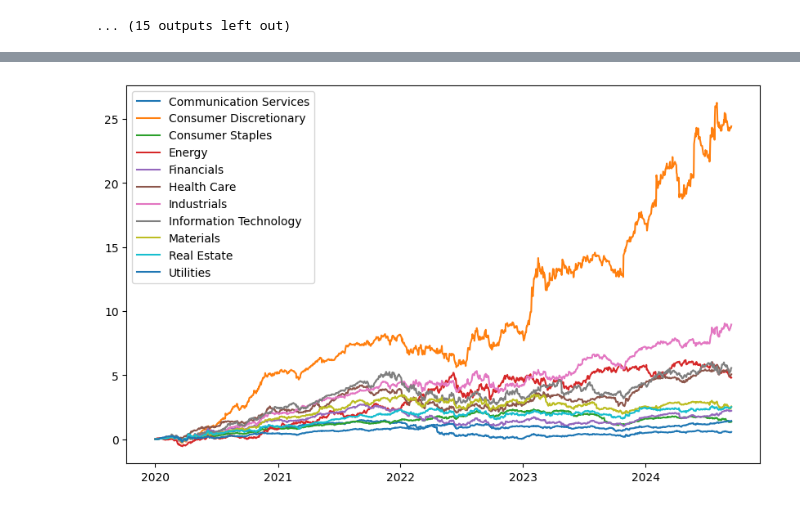
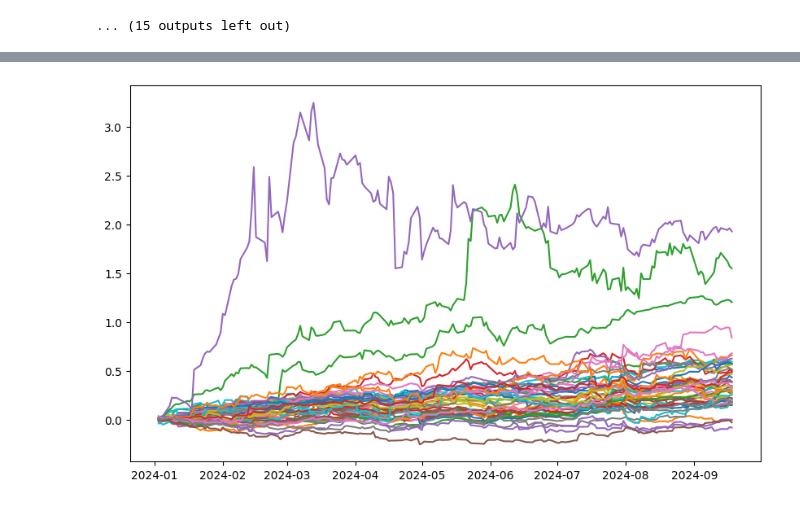
Before and after one commit to chung-ejy/sapling, a Jupyter notebook: multiasset_financial_machine_active_analysis.ipynb, the cells around one changed output, grey strips where cells are left out. Cells and saved outputs as stored; diff of their text form; code cells hidden in the pictures.

```diff
--- a/multiasset_financial_machine_active_analysis.ipynb
+++ b/multiasset_financial_machine_active_analysis.ipynb
@@ -158,14 +132,14 @@ for ticker in tqdm(sp500["ticker"].unique()):
         price = price.merge(sim[["year","quarter","ticker","prediction"]],on=["year","quarter","ticker"],how="left")
         price = price.merge(spy[["date","spy"]],on="date",how="left")
         price = price.merge(market_yield[["date","rf"]],on="date",how="left")
-        price = price.merge(sp500[["ticker","GICS Sector"]],on="ticker",how="left")
+        price = price.merge(sp500[["ticker","GICS Sub-Industry"]],on="ticker",how="left")
         price["expected_return"] = (price["prediction"] - price["adjclose"]) / price["adjclose"]
         price["historical_return"] = price["adjclose"].pct_change(90)
         price["factor_return"] = price["spy"].pct_change(90)
-        price["cov"] = price["factor_return"].rolling(100).cov(price["historical_return"])
+        price["cov"] = price["factor_return"].rolling(100).cov(price["expected_return"])
         price["var"] = price["factor_return"].rolling(100).var()
         price["beta"] = price["cov"] / price["var"]
-        price["excess_return"] = price["rf"] + price["beta"] * (price["historical_return"] - price["rf"])
+        price["excess_return"] = price["rf"] + price["beta"] * (price["expected_return"] - price["rf"])
         prices.append(price)
     except Exception as e:
         print(ticker,str(e))
@@ -181,3 +153,4 @@ ZTS 'date'
 # %%
 sim = pd.concat(prices).dropna()
 sim["quarter"] = [x.quarter for x in sim["date"]]
+sim = sim[sim["date"]>datetime(2024,1,1)]
@@ -186,7 +175,7 @@ sim["quarter"] = [x.quarter for x in sim["date"]]
 start = sim["date"].min()
 end = sim["date"].max()
 date = start
-number_of_stocks = 5
+number_of_stocks = 1
 portfolio = {
     "date": date,
     "tax": 0,
@@ -196,7 +185,7 @@ portfolio = {
         {
             "stocks": [{"ticker": "", "adjclose": 0, "quantity": 0} for _ in range(number_of_stocks)],
         }
-        for _ in sp500["GICS Sector"].unique()
+        for _ in sp500["GICS Sub-Industry"].unique()
     ]
 }
 states = []
@@ -214,9 +203,9 @@ for date in sim.sort_values("date")["date"].unique():
             cash = portfolio["cash"]
             portfolio["date"] = date
             positions = copy.deepcopy(portfolio["positions"])
-            for i in range(11):
+            for i in range(125):
                 position = positions[i]
-                sector = list(sp500["GICS Sector"].unique())[i]
+                sector = list(sp500["GICS Sub-Industry"].unique())[i]
                 stocks = copy.deepcopy(position["stocks"])
                 for j in range(number_of_stocks):
                     stock = stocks[j]
@@ -231,9 +220,9 @@ for date in sim.sort_values("date")["date"].unique():
             cash = portfolio["cash"]
             positions = copy.deepcopy(portfolio["positions"])
 
-            for i in range(11):
+            for i in range(125):
                 position = positions[i]
-                sector = list(sp500["GICS Sector"].unique())[i]
+                sector = list(sp500["GICS Sub-Industry"].unique())[i]
                 stocks = copy.deepcopy(position["stocks"])
                 for j in range(number_of_stocks):
                     stock = stocks[j]
@@ -241,7 +230,7 @@ for date in sim.sort_values("date")["date"].unique():
                     if ticker != "":
                         notional = stock["pv"]
                         hpr = int((date - stock["buy_date"]).days)
-                        opportunity_row = today[today["GICS Sector"] == sector].sort_values("expected_return", ascending=False).iloc[j]
+                        opportunity_row = today[today["GICS Sub-Industry"] == sector].sort_values("expected_return", ascending=False).iloc[j]
                         opportunity_ticker = opportunity_row["ticker"]
                         if (hpr > 90):
                             row = today[today["ticker"] == ticker].iloc[0]
@@ -254,14 +243,14 @@ for date in sim.sort_values("date")["date"].unique():
                             positions[i] = position
                 portfolio["positions"] = positions
             if date == sim["date"].min():
-                for i in range(11):
-                    notional = float(cash / 11 / number_of_stocks)
+                for i in range(125):
+                    notional = float(cash / 125 / number_of_stocks)
                     position = positions[i]
-                    sector = list(sp500["GICS Sector"].unique())[i]
+                    sector = list(sp500["GICS Sub-Industry"].unique())[i]
                     stocks = copy.deepcopy(position["stocks"])
                     for j in range(number_of_stocks):
                         stock = stocks[j]
-                        row = today[today["GICS Sector"] == sector].sort_values("expected_return", ascending=False).iloc[j]
+                        row = today[today["GICS Sub-Industry"] == sector].sort_values("expected_return", ascending=False).iloc[j]
                         stock = Stock.buy(row, stock, notional)
                         stock["sector"] = sector
                         position["stocks"][j] = stock
@@ -294,7 +266,7 @@ performance
 # %%
 portfolios = []
 for state in states:
-    for i in range(11):
+    for i in range(125):
         for j in range(number_of_stocks):
             view = state["positions"][i]["stocks"][j]
             view["date"] = state["date"]
@@ -306,12 +278,12 @@ performance["stock_return"] = (performance["pv"] - performance["pv"].iloc[0]) /
 # %%
 plt.figure(figsize=(10, 6))
 for sector in performance["sector"].unique():
     sector_perf = performance[performance["sector"]==sector]
     plt.plot(sector_perf["date"].values,sector_perf["stock_return"].values)
-    plt.legend(performance["sector"].unique())
+    # plt.legend(performance["sector"].unique())
 plt.show()
 # %% [output]
-[figure, old version]
+[figure, new version]
 # %%
 performance = performance.groupby(["date"]).agg({"pv":"sum"}).reset_index()
 performance["stock_return"] = (performance["pv"] - performance["pv"].iloc[0]) / performance["pv"].iloc[0]
```
Also changed, not shown: parts of 16 cells of this notebook.
